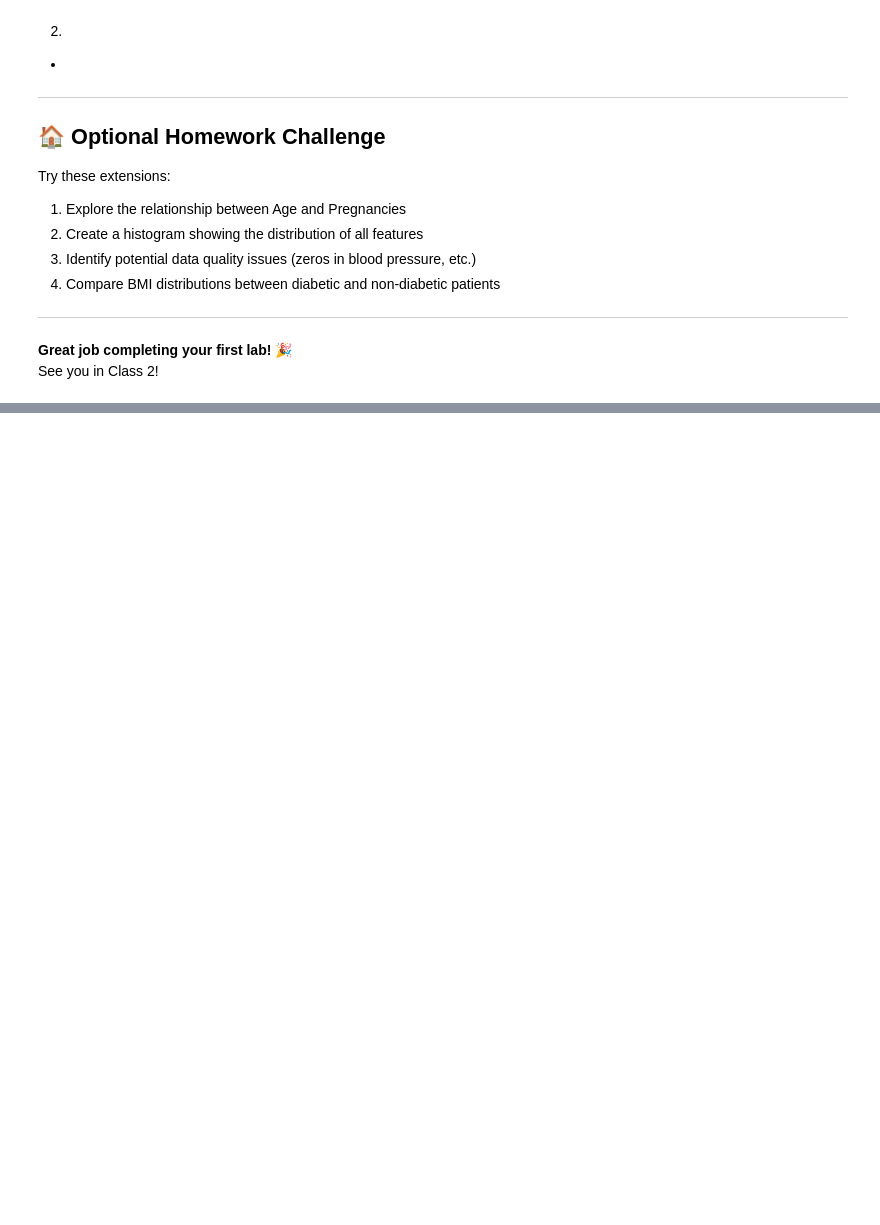
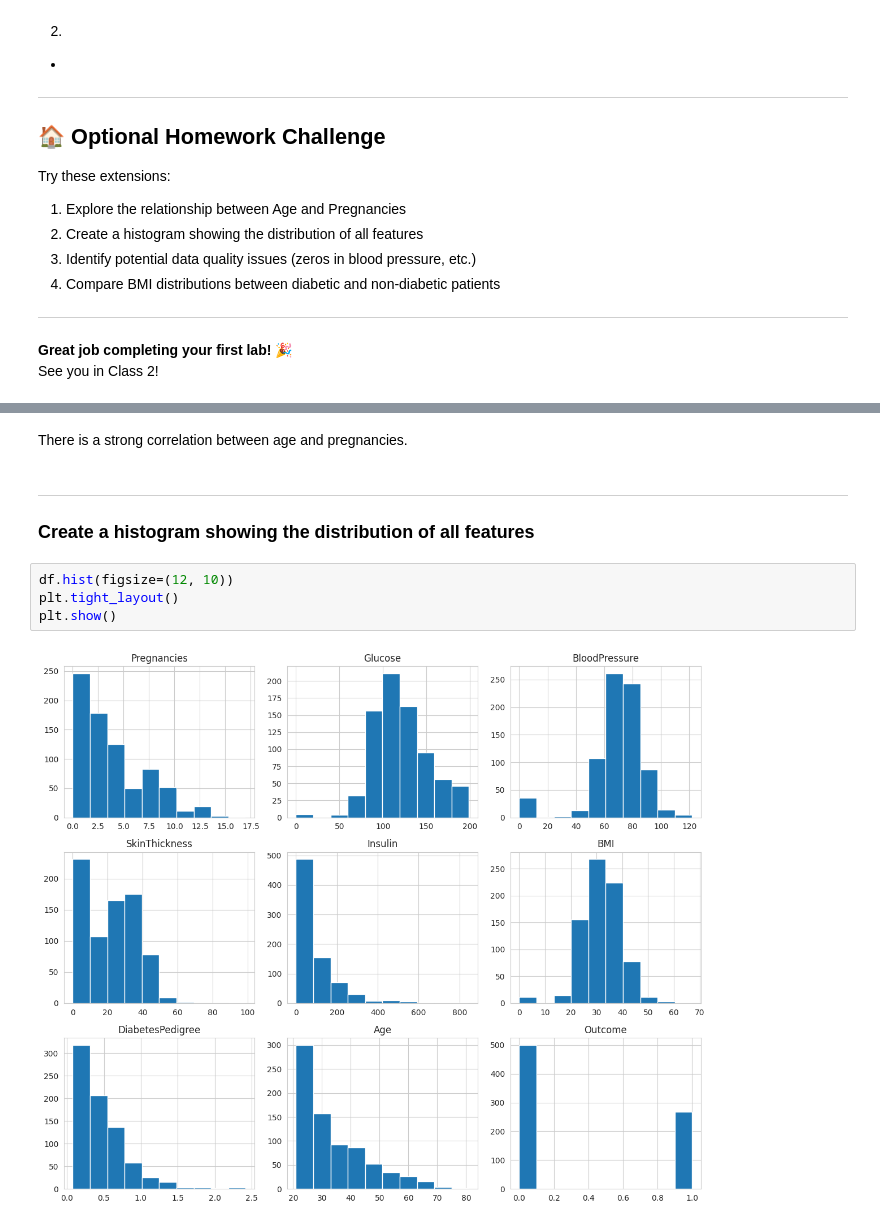
Before and after one commit to rodme02/AIMed, a Jupyter notebook: week1/notebooks/Week1_Class1_Introduction_and_Colab_Setup.ipynb, the cells around one changed output, grey strips where cells are left out. Cells and saved outputs as stored; diff of their text form; blank space fills up the shorter version.

```diff
--- a/week1/notebooks/Week1_Class1_Introduction_and_Colab_Setup.ipynb
+++ b/week1/notebooks/Week1_Class1_Introduction_and_Colab_Setup.ipynb
@@ -480,0 +498,12 @@ See you in Class 2!
+# %% [markdown]
+There is a strong correlation between age and pregnancies.
+# %% [markdown]
+---
+
+### Create a histogram showing the distribution of all features
+# %%
+df.hist(figsize=(12, 10))
+plt.tight_layout()
+plt.show()
+# %% [output]
+[figure, added]
```
Also changed, not shown: parts of 11 cells of this notebook.
